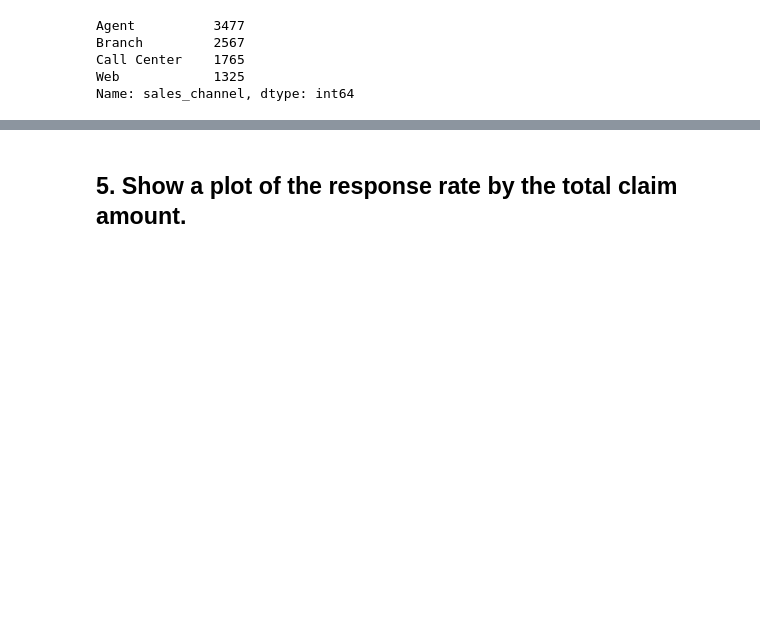
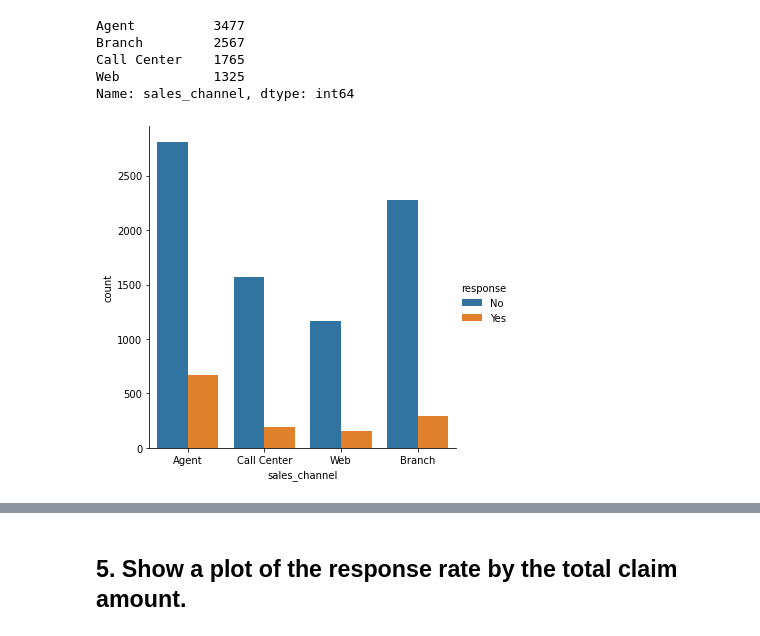
Before and after one commit to Ironhack-Data-0621-Remote/lab-customer-analysis-round-3, a Jupyter notebook: Solutions.ipynb, the cells around one changed output, grey strips where cells are left out. Drawn from its saved outputs; the diff is of its cells as text; code cells hidden in the pictures; blank space fills up the shorter version.

```diff
--- a/Solutions.ipynb
+++ b/Solutions.ipynb
@@ -96,6 +96,11 @@ Branch         2567
 Call Center    1765
 Web            1325
 Name: sales_channel, dtype: int64
+# %%
+sns.catplot(x='sales_channel',data=df,kind='count',hue='response')
+plt.show()
+# %% [output]
+[figure, added]
 # %%
 x,y = 'sales_channel', 'response'
 
```
Also changed, not shown: parts of 4 cells of this notebook.
